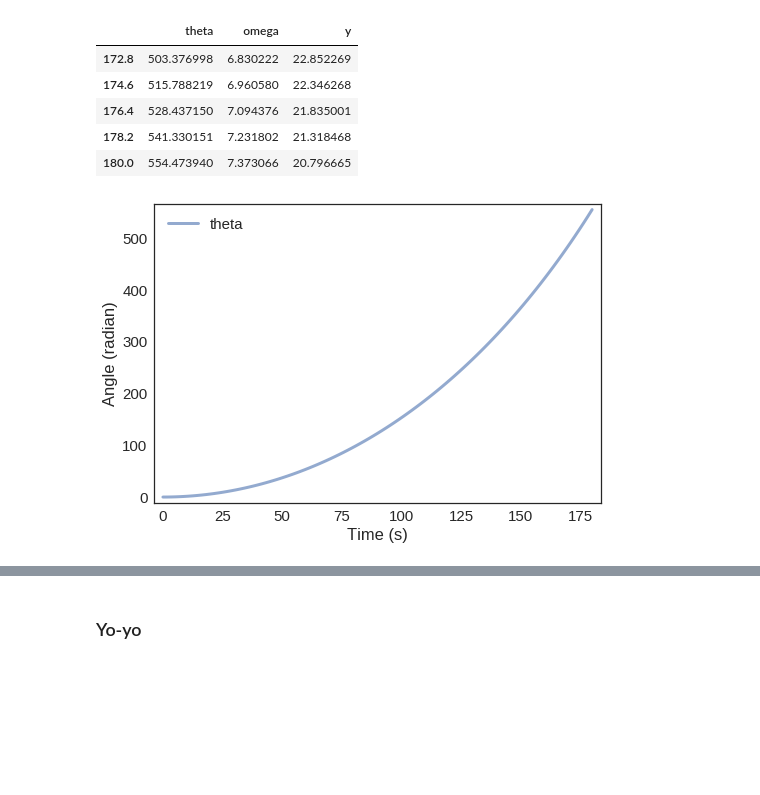
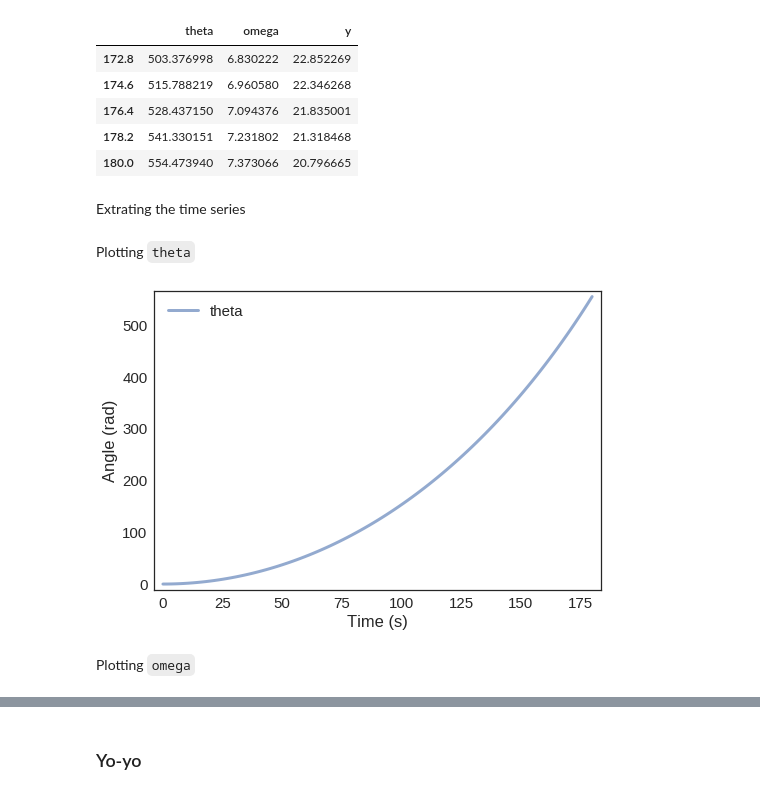
Before and after one commit to AllenDowney/ModSimPy, a Jupyter notebook: code/chap11soln.ipynb, the cells around one changed output, grey strips where cells are left out. Saved outputs shown, nothing was run; the diff lists cells and outputs as text; code cells hidden in the pictures; blank space fills up the shorter version.

```diff
--- a/code/chap11soln.ipynb
+++ b/code/chap11soln.ipynb
@@ -74,5 +106,13 @@ system.init
 # %%
 def slope_func(state, t, system):
+    """Computes the derivatives of the state variables.
+
+    state: State object with theta, y, r
+    t: time
+    system: System object with r, k
+
+    returns: sequence of derivatives
+    """
     theta, y, r = state
     unpack(system)
 
@@ -182,5 +252,13 @@ condition = Condition(Rmin = 0.02 * m,
 # %%
 def make_system(condition):
+    """Make a system object.
+
+    condition: Condition with Rmin, Rmax, Mcore, Mroll,
+                              L, tension, and duration
+
+    returns: System with init, k, rho_h, Rmin, Rmax,
+                         Mcore, Mroll, ts
+    """
     unpack(condition)
 
     init = State(theta = 0 * radian,
@@ -188,11 +266,11 @@ def make_system(condition):
                  y = L)
 
     area = pi * (Rmax**2 - Rmin**2)
-    rho = Mroll / area
+    rho_h = Mroll / area
     k = (Rmax**2 - Rmin**2) / 2 / L / radian
     ts = linspace(0, duration, 101)
 
-    return System(init=init, k=k, rho=rho,
+    return System(init=init, k=k, rho_h=rho_h,
                   Rmin=Rmin, Rmax=Rmax,
                   Mcore=Mcore, Mroll=Mroll,
                   ts=ts)
@@ -227,8 +309,5 @@ def moment_of_inertia(r, system):
     """
     unpack(system)
     Icore = Mcore * Rmin**2
-    if r < Rmin:
-        Iroll = 0
-    else:
-        Iroll = pi * rho / 2 * (r**4 - Rmin**4)
+    Iroll = pi * rho_h / 2 * (r**4 - Rmin**4)
     return Icore + Iroll
@@ -243,12 +328,17 @@ moment_of_inertia(system.Rmax, system)
 # %%
 def slope_func(state, t, system):
+    """Computes the derivatives of the state variables.
+
+    state: State object with theta, omega, y
+    t: time
+    system: System object with Rmin, k, Mcore, rho_h, tension
+
+    returns: sequence of derivatives
+    """
     theta, omega, y = state
     unpack(system)
 
     r = sqrt(2*k*y + Rmin**2)
-    if r < Rmin:
-        return 0, 0, 0, 0
-
     I = moment_of_inertia(r, system)
     tau = r * tension
     alpha = tau / I
@@ -272,5 +368,7 @@ system.results.tail()
 | 176.4 | 528.437150 | 7.094376 | 21.835001 |
 | 178.2 | 541.330151 | 7.231802 | 21.318468 |
 | 180.0 | 554.473940 | 7.373066 | 20.796665 |
+# %% [markdown]
+Extrating the time series
 # %%
 thetas = system.results.theta
@@ -277,8 +376,12 @@ thetas = system.results.theta
 ys = system.results.y
+# %% [markdown]
+Plotting `theta`
 # %%
 plot(thetas, label='theta')
 
 decorate(xlabel='Time (s)',
-         ylabel='Angle (radian)')
+         ylabel='Angle (rad)')
 # %% [output]
-[figure, old version]
+[figure, new version]
+# %% [markdown]
+Plotting `omega`
```
Also changed, not shown: parts of 67 cells of this notebook, 1 other file.
